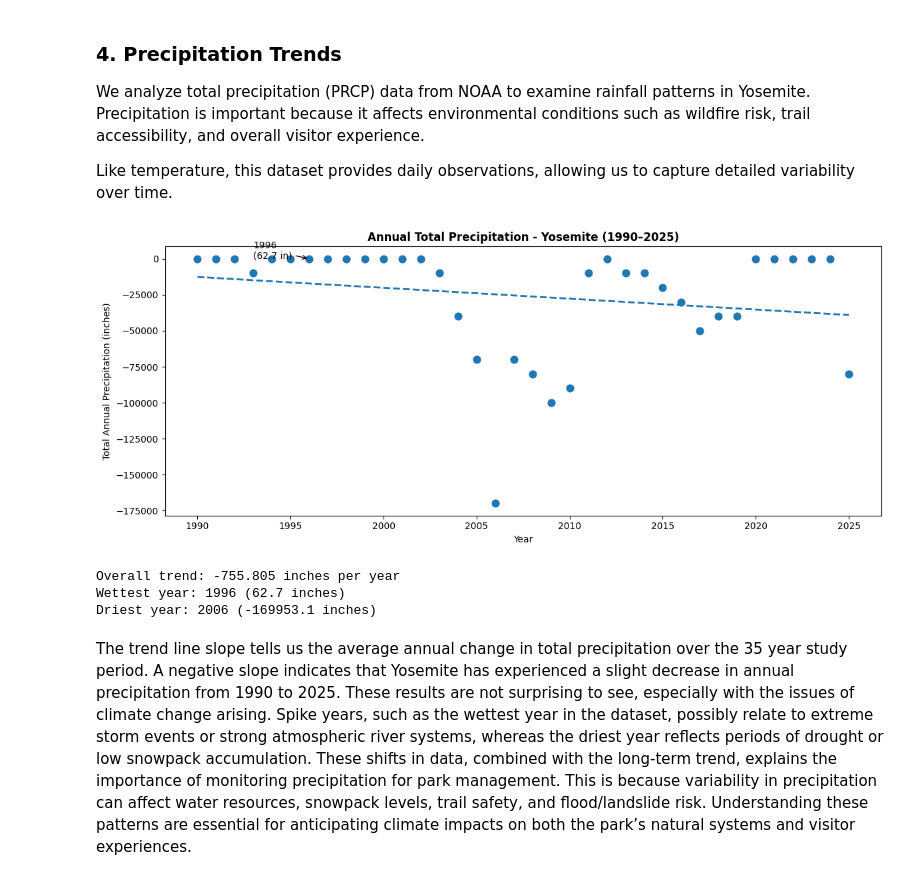
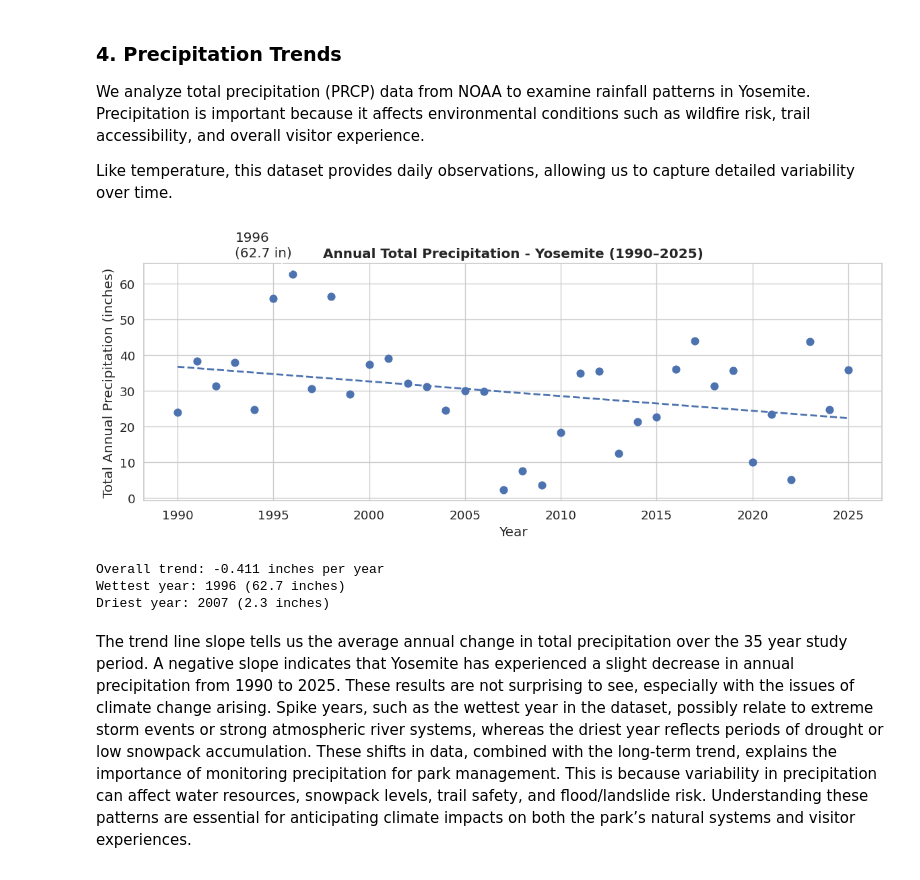
Before and after one commit to COGS108/Group046_WI26, a Jupyter notebook: 03-FinalProject.ipynb, the cells around one changed output. Cells and saved outputs as stored; diff of their text form; code cells hidden in the pictures.

Commit message:
Updated graph

```diff
--- a/03-FinalProject.ipynb
+++ b/03-FinalProject.ipynb
@@ -922,7 +940,7 @@ import numpy as np
 import matplotlib.ticker as ticker
 
 # load raw data
-path = "https://raw.githubusercontent.com/COGS108/Group046_WI26/Ria/data/00-raw/raw_precipitation_data.csv"
+path = "https://raw.githubusercontent.com/COGS108/Group046_WI26/ria/data/00-raw/raw_precipitation_data.csv"
 df = pd.read_csv(path)
 
 # filter Yosemite station
@@ -933,6 +951,10 @@ precip['Date'] = pd.to_datetime(precip['DATE'], format='%Y%m%d')
 
 # rename precipitation column
 precip.rename(columns={'PRCP': 'Precipitation'}, inplace=True)
+
+# Replace missing values
+precip['Precipitation'] = precip['Precipitation'].replace(-9999, np.nan)
+precip = precip.dropna(subset=['Precipitation'])
 
 # extract year after fixing date
 precip['Year'] = precip['Date'].dt.year
@@ -985,37 +1007,37 @@ wettest = annual_total.loc[
 ax.annotate(
     f"{int(wettest['Year'])}\n({wettest['Precipitation']:.1f} in)",
     xy=(wettest['Year'], wettest['Precipitation']),
     xytext=(wettest['Year'] - 3,
             wettest['Precipitation'] + 5),
     arrowprops=dict(arrowstyle='->')
 )
 
 # labels & formatting
 ax.set_xlabel('Year')
 ax.set_ylabel('Total Annual Precipitation (inches)')
 ax.set_title('Annual Total Precipitation - Yosemite (1990–2025)',
              fontweight='bold')
 
 ax.xaxis.set_major_locator(ticker.MultipleLocator(5))
 
 plt.tight_layout()
 plt.show()
 
 # print summary
 driest = annual_total.loc[
     annual_total['Precipitation'].idxmin()
 ]
 
 print(f"Overall trend: {z[0]:+.3f} inches per year")
 print(f"Wettest year: {int(wettest['Year'])} "
       f"({wettest['Precipitation']:.1f} inches)")
 print(f"Driest year: {int(driest['Year'])} "
       f"({driest['Precipitation']:.1f} inches)")
 # %% [output]
-[figure, old version]
+[figure, new version]
-Overall trend: -755.805 inches per year
+Overall trend: -0.411 inches per year
 Wettest year: 1996 (62.7 inches)
-Driest year: 2006 (-169953.1 inches)
+Driest year: 2007 (2.3 inches)
 # %% [markdown]
 The trend line slope tells us the average annual change in total precipitation over the
 35 year study period. A negative slope indicates that Yosemite has experienced a
```
Also changed, not shown: parts of 4 cells of this notebook.
